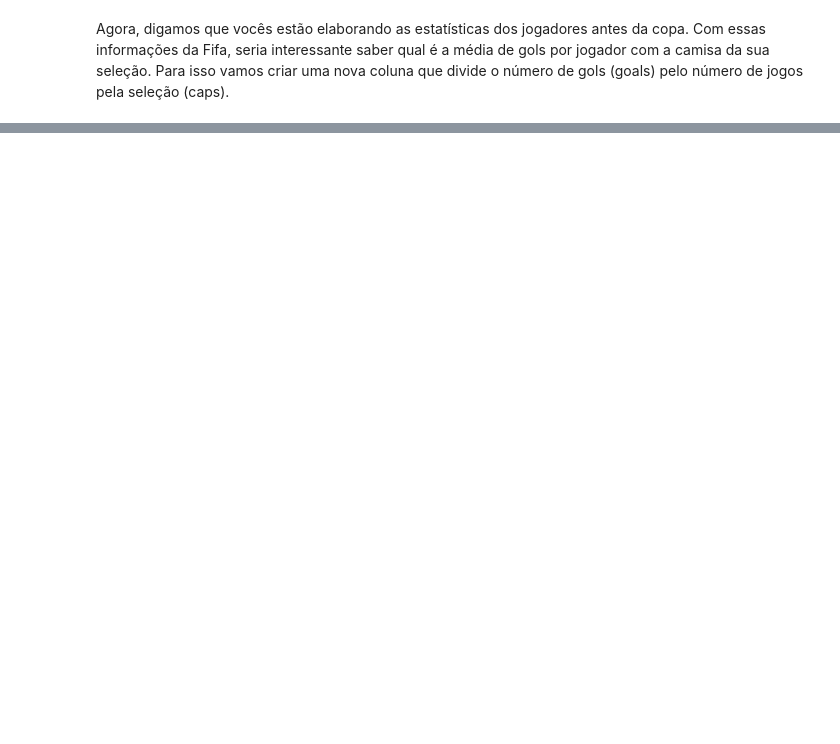
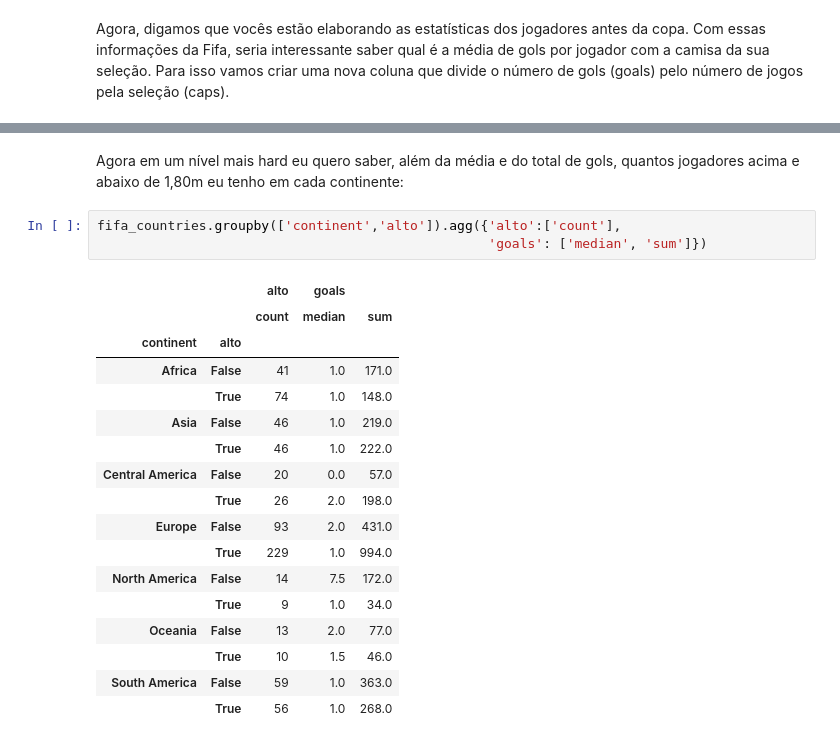
Before and after one commit to voigtjessica/tera_intro_python, a Jupyter notebook: docs/intro_pandas.ipynb, the cells around one changed output, grey strips where cells are left out. Saved outputs shown, nothing was run; the diff lists cells and outputs as text; blank space fills up the shorter version.

```diff
--- a/docs/intro_pandas.ipynb
+++ b/docs/intro_pandas.ipynb
@@ -262,0 +572,23 @@ Name: last_name, Length: 736, dtype: object
+# %% [markdown]
+Agora em um nível mais hard eu quero saber, além da média e do total de gols, quantos jogadores acima e abaixo de 1,80m eu tenho em cada continente:
+# %%
+fifa_countries.groupby(['continent','alto']).agg({'alto':['count'],
+                                                  'goals': ['median', 'sum']})
+# %% [output]
+|  |  | alto | goals |  |
+|  |  | count | median | sum |
+| continent | alto |  |  |  |
+| Africa | False | 41 | 1.0 | 171.0 |
+|  | True | 74 | 1.0 | 148.0 |
+| Asia | False | 46 | 1.0 | 219.0 |
+|  | True | 46 | 1.0 | 222.0 |
+| Central America | False | 20 | 0.0 | 57.0 |
+|  | True | 26 | 2.0 | 198.0 |
+| Europe | False | 93 | 2.0 | 431.0 |
+|  | True | 229 | 1.0 | 994.0 |
+| North America | False | 14 | 7.5 | 172.0 |
+|  | True | 9 | 1.0 | 34.0 |
+| Oceania | False | 13 | 2.0 | 77.0 |
+|  | True | 10 | 1.5 | 46.0 |
+| South America | False | 59 | 1.0 | 363.0 |
+|  | True | 56 | 1.0 | 268.0 |
```
Also changed, not shown: parts of 98 cells of this notebook, 4 other files.
